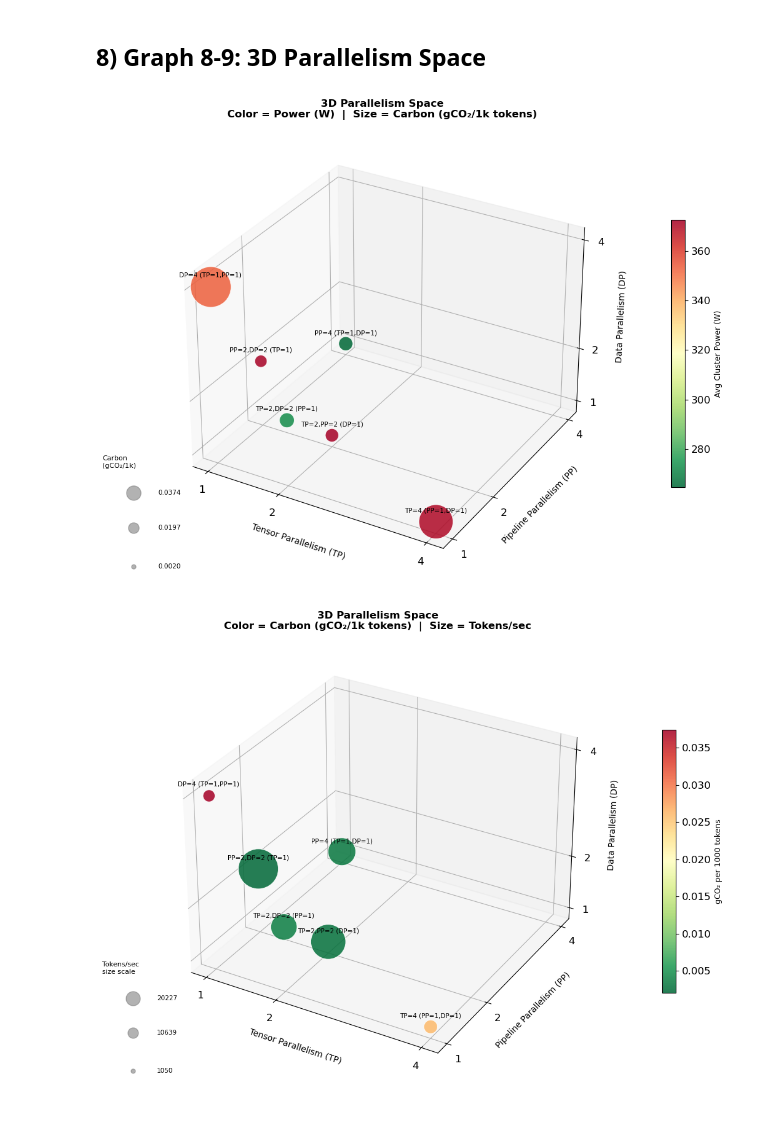
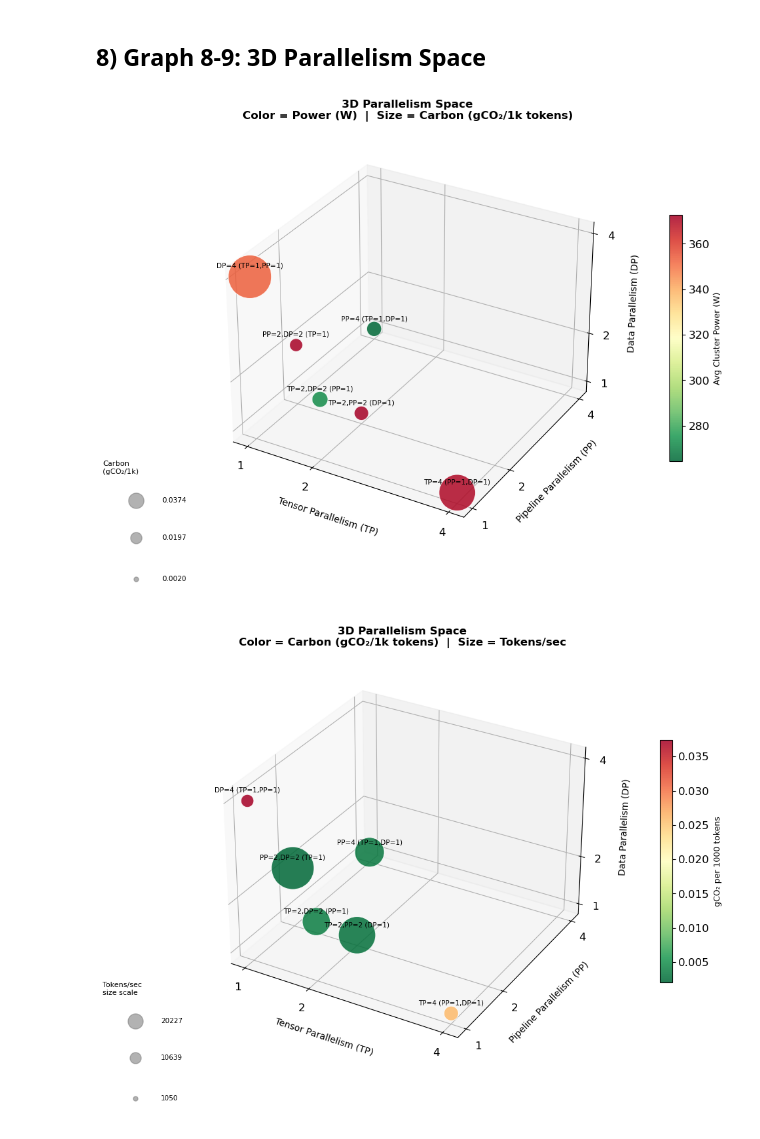
Before and after one commit to Wafik20/scheduling-carbon-aware-3d-parallelism, a Jupyter notebook: visualization.ipynb, the cells around one changed output. Drawn from its saved outputs; the diff is of its cells as text; code cells hidden in the pictures.

Commit message:
better visualization

```diff
--- a/visualization.ipynb
+++ b/visualization.ipynb
@@ -460,7 +460,7 @@ for co2, y in zip(sample_co2, sample_y):
     legend_ax.scatter([0.25], [y], s=sz/8, c="gray", alpha=0.6)
     legend_ax.text(0.45, y, f"{co2:.4f}", va="center", fontsize=7.5)
 
-plt.tight_layout()
+#plt.tight_layout()
 plt.savefig(os.path.join(PLOTS_DIR, "graph8_3d_parallelism.png"), dpi=150, bbox_inches="tight")
 plt.show()
 
@@ -482,33 +482,33 @@ sc2 = ax.scatter(tp_vals, pp_vals, dp_vals,
 
 for tp, pp, dp, lbl in zip(tp_vals, pp_vals, dp_vals, lbls):
     ax.text(tp, pp, dp + 0.15, lbl, fontsize=7.5,
             ha="center", va="bottom", color="black")
 
 ax.set_xlabel("Tensor Parallelism (TP)", fontsize=10, labelpad=8)
 ax.set_ylabel("Pipeline Parallelism (PP)", fontsize=10, labelpad=8)
 ax.set_zlabel("Data Parallelism (DP)", fontsize=10, labelpad=8)
 ax.set_xticks([1, 2, 4])
 ax.set_yticks([1, 2, 4])
 ax.set_zticks([1, 2, 4])
 ax.set_title("3D Parallelism Space\nColor = Carbon (gCO₂/1k tokens)  |  Size = Tokens/sec",
              fontsize=12, fontweight="bold", pad=15)
 
 cbar2 = fig.colorbar(sc2, ax=ax, pad=0.1, shrink=0.6)
 cbar2.set_label("gCO₂ per 1000 tokens", fontsize=9)
 
 legend_ax2 = fig.add_axes([0.01, 0.01, 0.18, 0.22])
 legend_ax2.set_xlim(0, 1)
 legend_ax2.set_ylim(0, 1)
 legend_ax2.axis("off")
 legend_ax2.set_title("Tokens/sec\nsize scale", fontsize=8, loc="left")
 for tok, y in zip([t_min, (t_min + t_max) / 2, t_max], [0.15, 0.50, 0.82]):
     sz = 200 + 2000 * (tok - t_min) / (t_max - t_min + 1e-9)
     legend_ax2.scatter([0.25], [y], s=sz/8, c="gray", alpha=0.6)
     legend_ax2.text(0.45, y, f"{tok:.0f}", va="center", fontsize=7.5)
 
-plt.tight_layout()
+#plt.tight_layout()
 plt.savefig(os.path.join(PLOTS_DIR, "graph9_3d_carbon_tokens.png"), dpi=150, bbox_inches="tight")
 plt.show()
 # %% [output]
-[figure, old version]
+[figure, new version]
-[figure, old version]
+[figure, new version]
```
Also changed, not shown: parts of 2 cells of this notebook, 1 other file.
